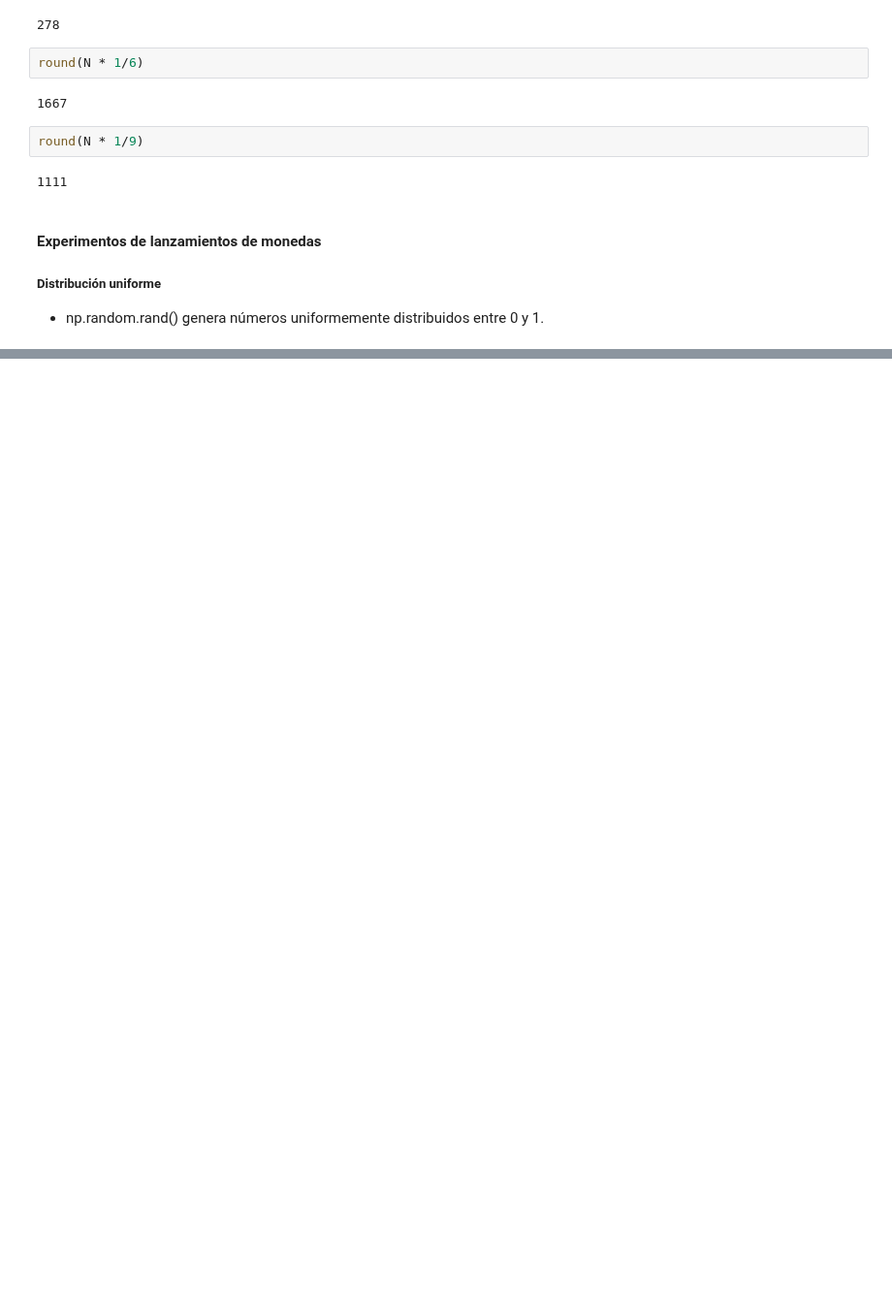
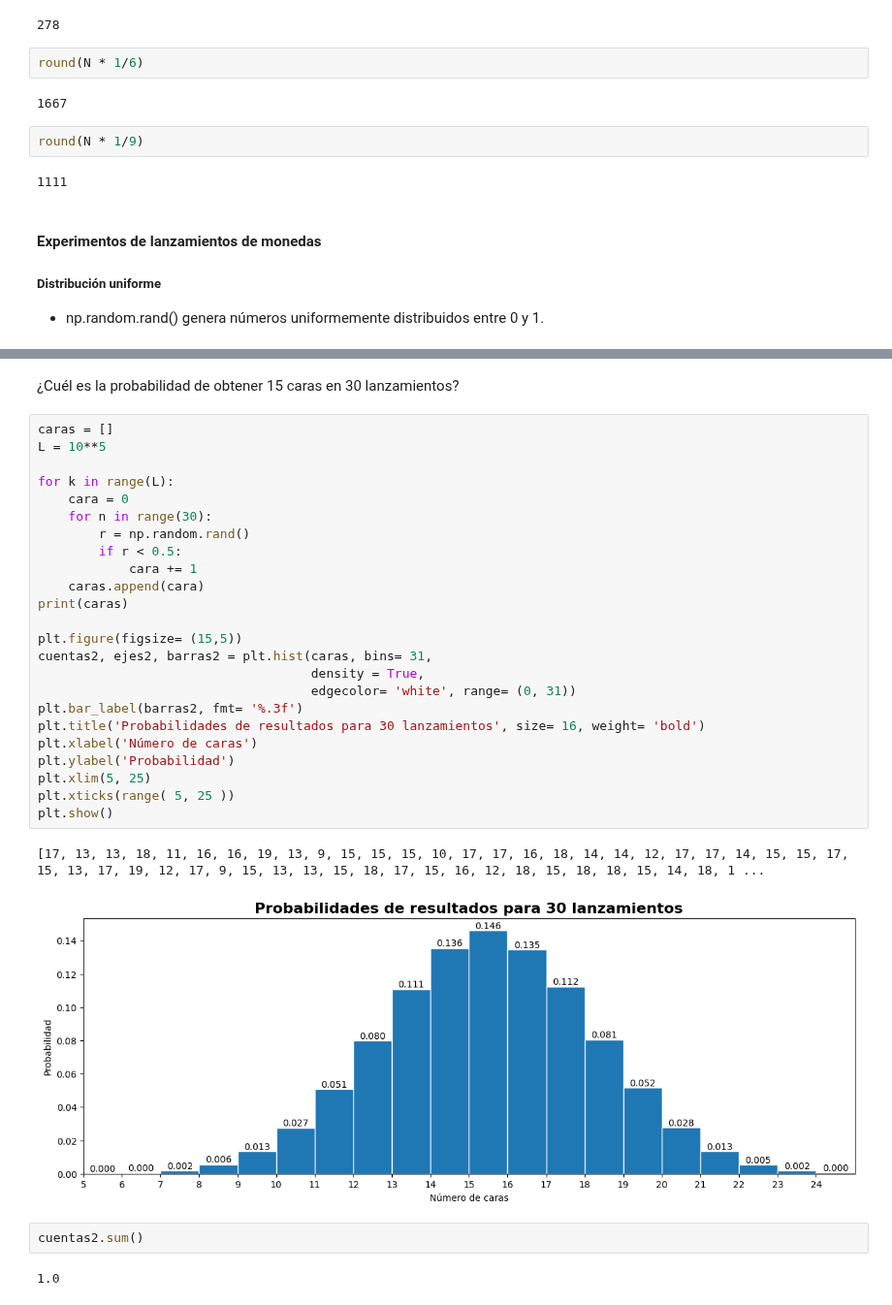
Before and after one commit to JhonZafra/Statistic_Concepts, a Jupyter notebook: SemanaIV/Simulaciones_P.ipynb, the cells around one changed output, grey strips where cells are left out. Shown at 97% size. Saved outputs shown, nothing was run; the diff lists cells and outputs as text; blank space fills up the shorter version.

Commit message:
Enfoque frecuentista de probabilidad

```diff
--- a/SemanaIV/Simulaciones_P.ipynb
+++ b/SemanaIV/Simulaciones_P.ipynb
@@ -106,0 +112,33 @@ Sellos = 16
+# %% [markdown]
+¿Cuél es la probabilidad de obtener 15 caras en 30 lanzamientos?
+# %%
+caras = []
+L = 10**5
+
+for k in range(L):
+    cara = 0
+    for n in range(30):
+        r = np.random.rand()
+        if r < 0.5:
+            cara += 1
+    caras.append(cara)
+print(caras)
+
+plt.figure(figsize= (15,5))
+cuentas2, ejes2, barras2 = plt.hist(caras, bins= 31,
+                                    density = True,
+                                    edgecolor= 'white', range= (0, 31))
+plt.bar_label(barras2, fmt= '%.3f')
+plt.title('Probabilidades de resultados para 30 lanzamientos', size= 16, weight= 'bold')
+plt.xlabel('Número de caras')
+plt.ylabel('Probabilidad')
+plt.xlim(5, 25)
+plt.xticks(range( 5, 25 ))
+plt.show()
+# %% [output]
+[17, 13, 13, 18, 11, 16, 16, 19, 13, 9, 15, 15, 15, 10, 17, 17, 16, 18, 14, 14, 12, 17, 17, 14, 15, 15, 17, 15, 13, 17, 19, 12, 17, 9, 15, 13, 13, 15, 18, 17, 15, 16, 12, 18, 15, 18, 18, 15, 14, 18, 1 ...
+[figure, added]
+# %%
+cuentas2.sum()
+# %% [output]
+1.0
```
Also changed, not shown: parts of 6 cells of this notebook.
